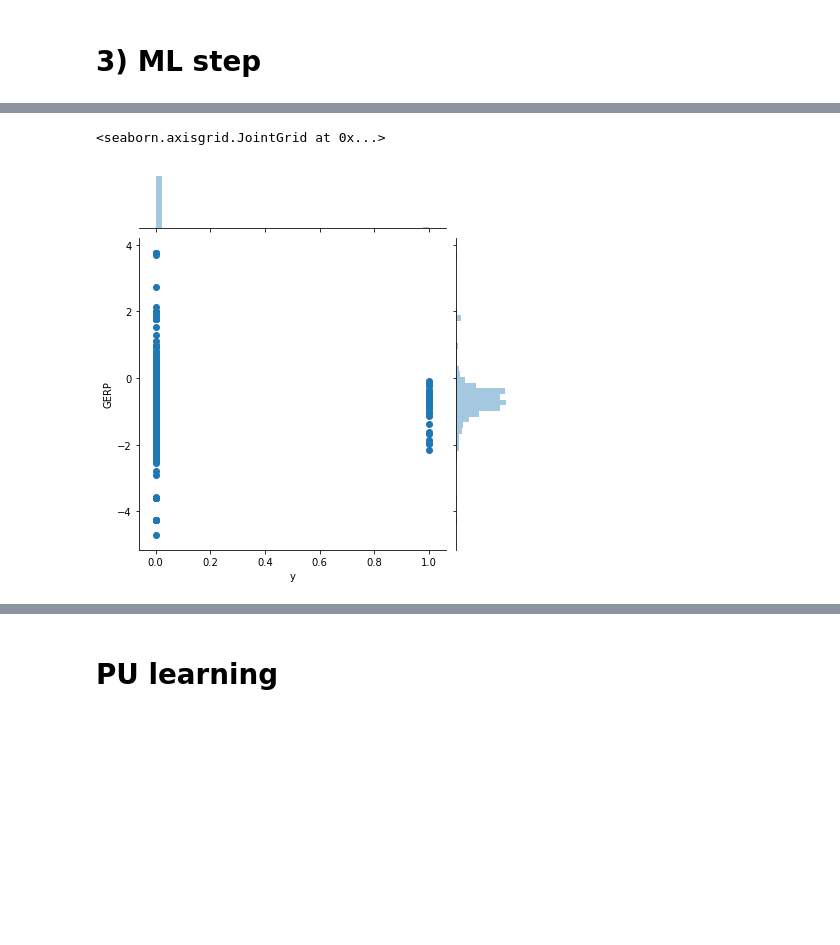
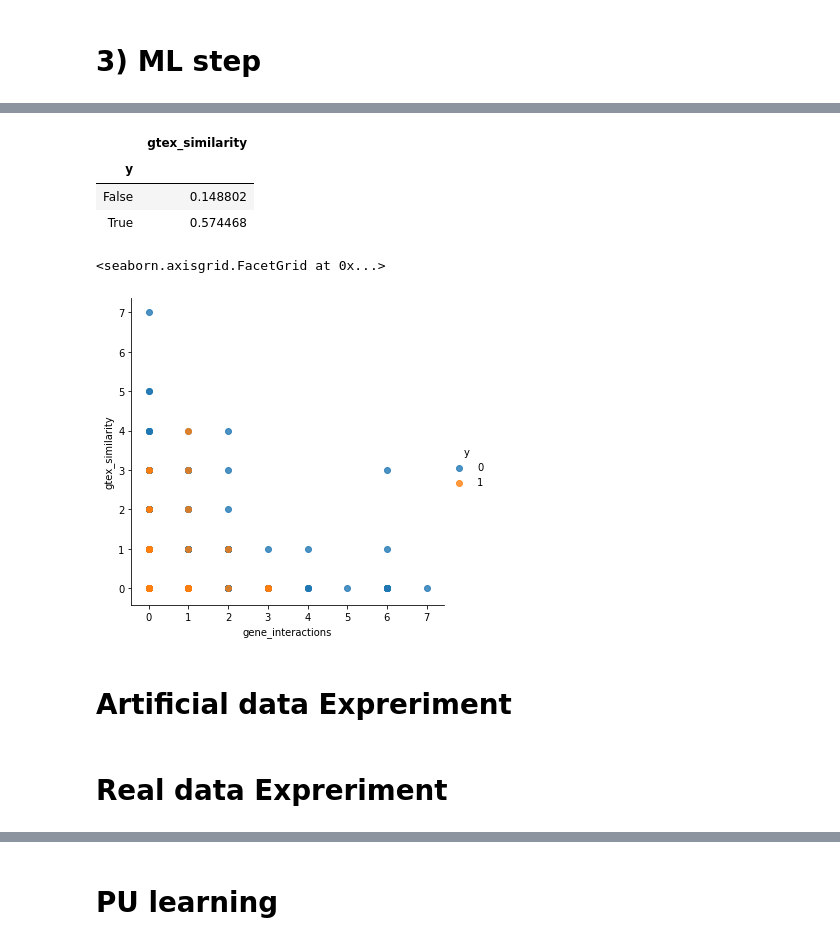
Before and after one commit to faramer86/GPrior, a Jupyter notebook: PUL.ipynb, the cells around one changed output, grey strips where cells are left out. Drawn from its saved outputs; the diff is of its cells as text; code cells hidden in the pictures; blank space fills up the shorter version.

Commit message:
Corrections: add new feaatures, add plotting functions, change ML algorithm.

```diff
--- a/PUL.ipynb
+++ b/PUL.ipynb
@@ -199,4 +163,4 @@ from sklearn.ensemble import RandomForestClassifier
 # %%
-gtex_frames = pd.read_csv('/home/nikita/Desktop/gtex_frames_200819.tsv', sep='\t')
+gtex_frames = pd.read_csv('combined_scz.tsv', sep='\t')
 true_genes = pd.read_csv('/home/nikita/Documents/work/git_projects/GWASPriors/SCZ/SCZ/true_genes.csv')
 scz_genes = set(true_genes[true_genes['Gene(s)'].map(lambda x: ',' not in str(x))]['Gene(s)']) & set(gtex_frames['gene_symbol'])
@@ -229,10 +189,21 @@ def return_x_y(gtex_frames, scz_genes):
     return x, y
 
 x, y = return_x_y(gtex_frames, scz_genes)
+# %%
+new_x = x.copy()
+new_x['y'] = list(y.map(lambda x: str(bool(x))))
+new_x.groupby('y').aggregate({'gtex_similarity':'mean'})
+# %% [output]
+|  | gtex_similarity |
+| y |  |
+| False | 0.148802 |
+| True | 0.574468 |
 # %%
 new_x = x.copy()
 new_x['y'] = list(y)
-sns.jointplot(data = new_x, x = 'y', y='GERP')
+sns.lmplot(data = new_x, x = 'gene_interactions', y='gtex_similarity', hue='y', fit_reg=False)
 # %% [output]
-<seaborn.axisgrid.JointGrid at 0x...>
+<seaborn.axisgrid.FacetGrid at 0x...>
-[figure, old version]
+[figure, new version]
+# %% [markdown]
+# Artificial data Expreriment
@@ -239,2 +239,4 @@ sns.jointplot(data = new_x, x = 'y', y='GERP')
+# %% [markdown]
+# Real data Expreriment
 # %%
 from sklearn.preprocessing import scale
```
Also changed, not shown: parts of 120 cells of this notebook, 7 other files.
